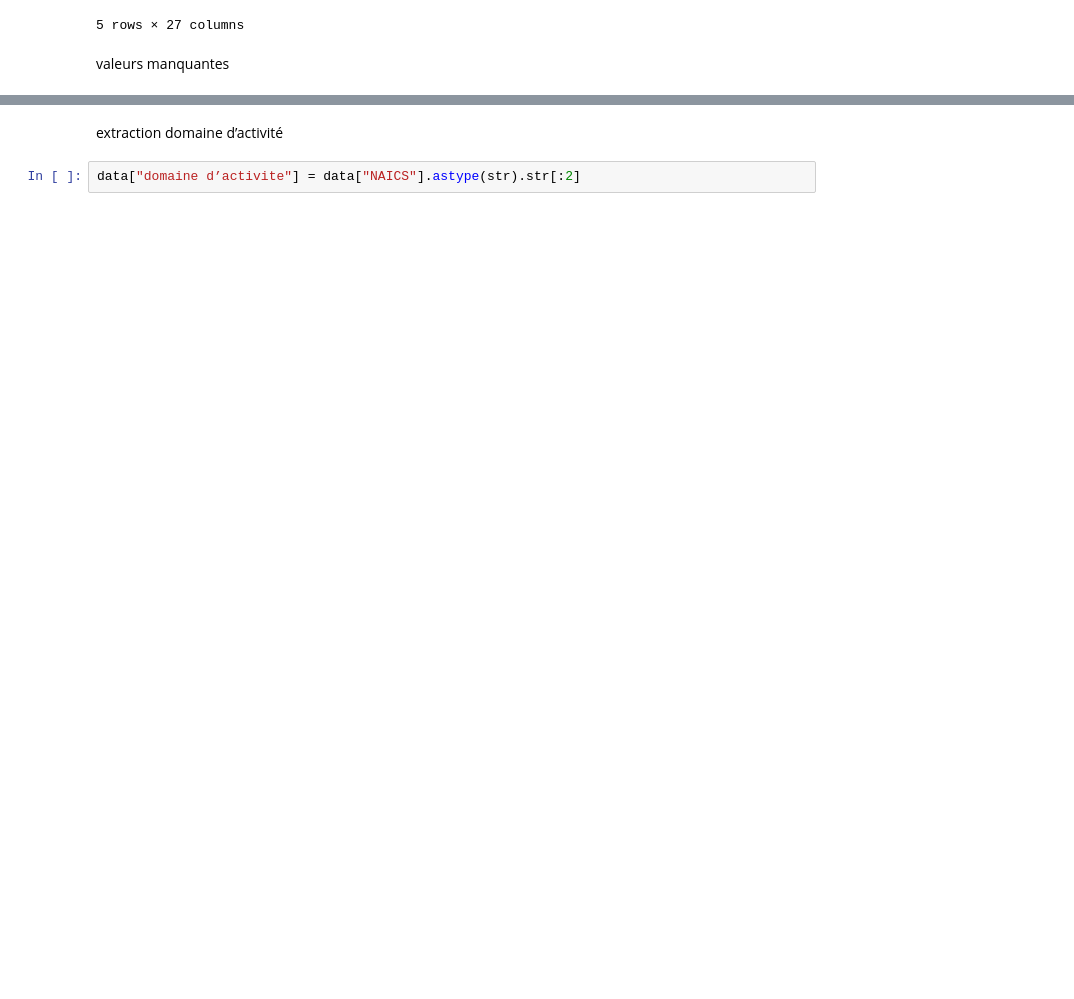
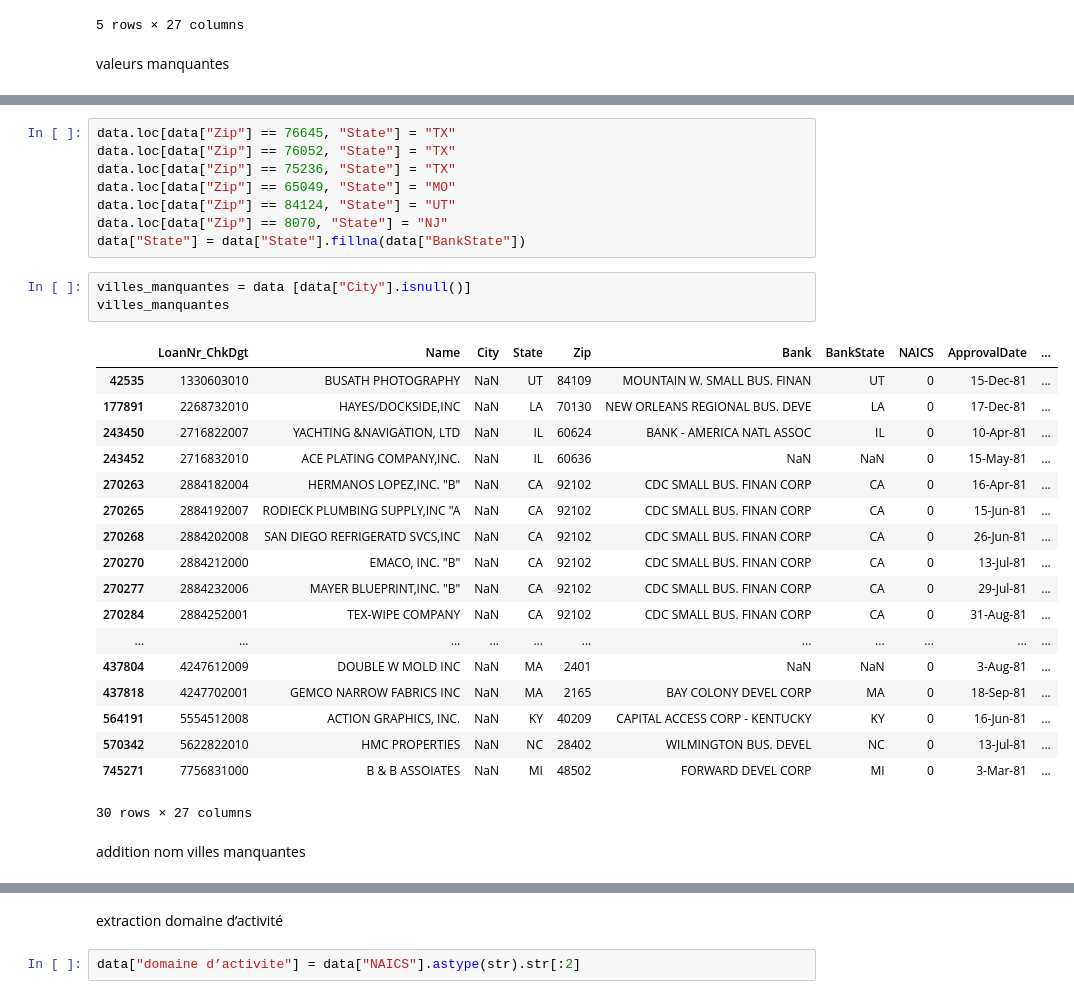
Before and after one commit to MichAdebayo/brief-loan-prediction, a Jupyter notebook: Nettoyage.ipynb, the cells around one changed output, grey strips where cells are left out. Drawn from its saved outputs; the diff is of its cells as text; blank space fills up the shorter version.

```diff
--- a/Nettoyage.ipynb
+++ b/Nettoyage.ipynb
@@ -148,0 +160,32 @@ activities          235119  26.148622
+# %%
+data.loc[data["Zip"] == 76645, "State"] = "TX"
+data.loc[data["Zip"] == 76052, "State"] = "TX"
+data.loc[data["Zip"] == 75236, "State"] = "TX"
+data.loc[data["Zip"] == 65049, "State"] = "MO"
+data.loc[data["Zip"] == 84124, "State"] = "UT"
+data.loc[data["Zip"] == 8070, "State"] = "NJ"
+data["State"] = data["State"].fillna(data["BankState"])
+# %%
+villes_manquantes = data [data["City"].isnull()]
+villes_manquantes
+# %% [output]
+|  | LoanNr_ChkDgt | Name | City | State | Zip | Bank | BankState | NAICS | ApprovalDate | ... |
+| 42535 | 1330603010 | BUSATH PHOTOGRAPHY | NaN | UT | 84109 | MOUNTAIN W. SMALL BUS. FINAN | UT | 0 | 15-Dec-81 | ... |
+| 177891 | 2268732010 | HAYES/DOCKSIDE,INC | NaN | LA | 70130 | NEW ORLEANS REGIONAL BUS. DEVE | LA | 0 | 17-Dec-81 | ... |
+| 243450 | 2716822007 | YACHTING &NAVIGATION, LTD | NaN | IL | 60624 | BANK - AMERICA NATL ASSOC | IL | 0 | 10-Apr-81 | ... |
+| 243452 | 2716832010 | ACE PLATING COMPANY,INC. | NaN | IL | 60636 | NaN | NaN | 0 | 15-May-81 | ... |
+| 270263 | 2884182004 | HERMANOS LOPEZ,INC. "B" | NaN | CA | 92102 | CDC SMALL BUS. FINAN CORP | CA | 0 | 16-Apr-81 | ... |
+| 270265 | 2884192007 | RODIECK PLUMBING SUPPLY,INC "A | NaN | CA | 92102 | CDC SMALL BUS. FINAN CORP | CA | 0 | 15-Jun-81 | ... |
+| 270268 | 2884202008 | SAN DIEGO REFRIGERATD SVCS,INC | NaN | CA | 92102 | CDC SMALL BUS. FINAN CORP | CA | 0 | 26-Jun-81 | ... |
+| 270270 | 2884212000 | EMACO, INC. "B" | NaN | CA | 92102 | CDC SMALL BUS. FINAN CORP | CA | 0 | 13-Jul-81 | ... |
+| 270277 | 2884232006 | MAYER BLUEPRINT,INC. "B" | NaN | CA | 92102 | CDC SMALL BUS. FINAN CORP | CA | 0 | 29-Jul-81 | ... |
+| 270284 | 2884252001 | TEX-WIPE COMPANY | NaN | CA | 92102 | CDC SMALL BUS. FINAN CORP | CA | 0 | 31-Aug-81 | ... |
+| ... | ... | ... | ... | ... | ... | ... | ... | ... | ... | ... |
+| 437804 | 4247612009 | DOUBLE W MOLD INC | NaN | MA | 2401 | NaN | NaN | 0 | 3-Aug-81 | ... |
+| 437818 | 4247702001 | GEMCO NARROW FABRICS INC | NaN | MA | 2165 | BAY COLONY DEVEL CORP | MA | 0 | 18-Sep-81 | ... |
+| 564191 | 5554512008 | ACTION GRAPHICS, INC. | NaN | KY | 40209 | CAPITAL ACCESS CORP - KENTUCKY | KY | 0 | 16-Jun-81 | ... |
+| 570342 | 5622822010 | HMC PROPERTIES | NaN | NC | 28402 | WILMINGTON BUS. DEVEL | NC | 0 | 13-Jul-81 | ... |
+| 745271 | 7756831000 | B & B ASSOIATES | NaN | MI | 48502 | FORWARD DEVEL CORP | MI | 0 | 3-Mar-81 | ... |
+30 rows × 27 columns
+# %% [markdown]
+addition nom villes manquantes
```
Also changed, not shown: parts of 23 cells of this notebook, 1 other file.
